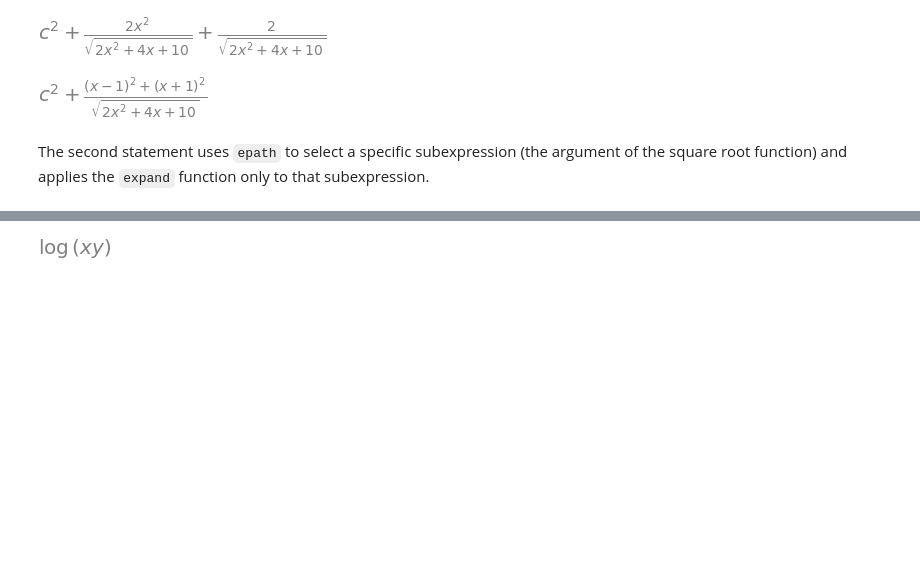
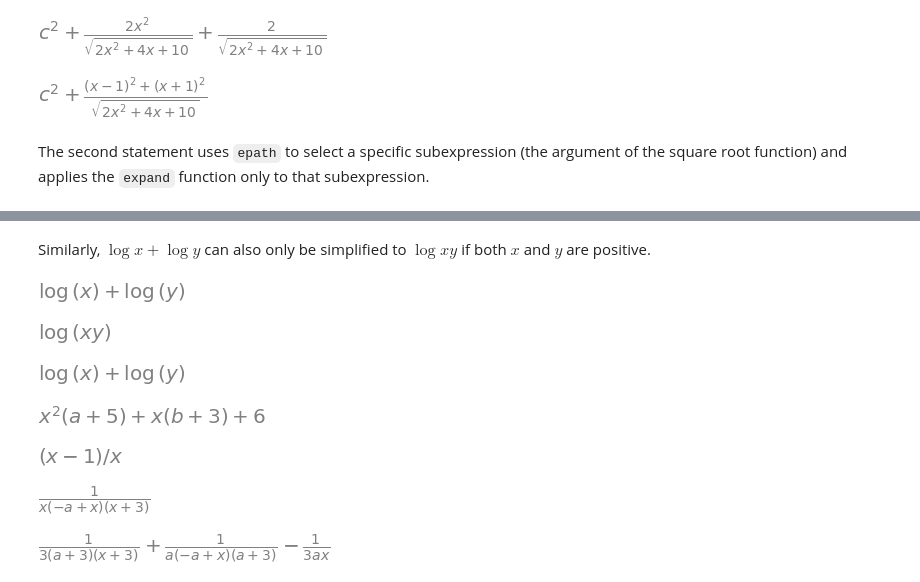
Before and after one commit to gjbex/Scientific-Python, a Jupyter notebook: source-code/sympy/sympy.ipynb, the cells around one changed output, grey strips where cells are left out. Cells and saved outputs as stored; diff of their text form; code cells hidden in the pictures; blank space fills up the shorter version.

```diff
--- a/source-code/sympy/sympy.ipynb
+++ b/source-code/sympy/sympy.ipynb
@@ -757,6 +783,17 @@ The second statement uses `epath` to select a specific subexpression (the argume
+# %% [markdown]
+Similarly, $\log x + \log y$ can also only be simplified to $\log x y$ if both $x$ and $y$ are positive.
+# %%
+x, y = symbols('x y')
+(log(x) + log(y)).simplify()
+# %% [output]
+[figure, added]
 # %%
 x, y = symbols('x y', positive=True)
+(log(x) + log(y)).simplify()
+# %% [output]
+[figure, added]
-# %%
-(log(x) + log(y)).simplify()
-# %% [output]
-[figure, removed]
+# %%
+x, y = symbols('x y', positive=True)
+sympy.expand(log(x*y))
+# %% [output]
+[figure, added]
@@ -762,0 +804,4 @@ x, y = symbols('x y', positive=True)
+# %%
+expr.collect(x)
+# %% [output]
+[figure, added]
@@ -762,0 +810,4 @@ x, y = symbols('x y', positive=True)
+# %%
+expr.cancel()
+# %% [output]
+[figure, added]
@@ -762,0 +816,8 @@ x, y = symbols('x y', positive=True)
+# %%
+expr
+# %% [output]
+[figure, added]
+# %%
+expr.apart(x)
+# %% [output]
+[figure, added]
```
Also changed, not shown: parts of 11 cells of this notebook.
